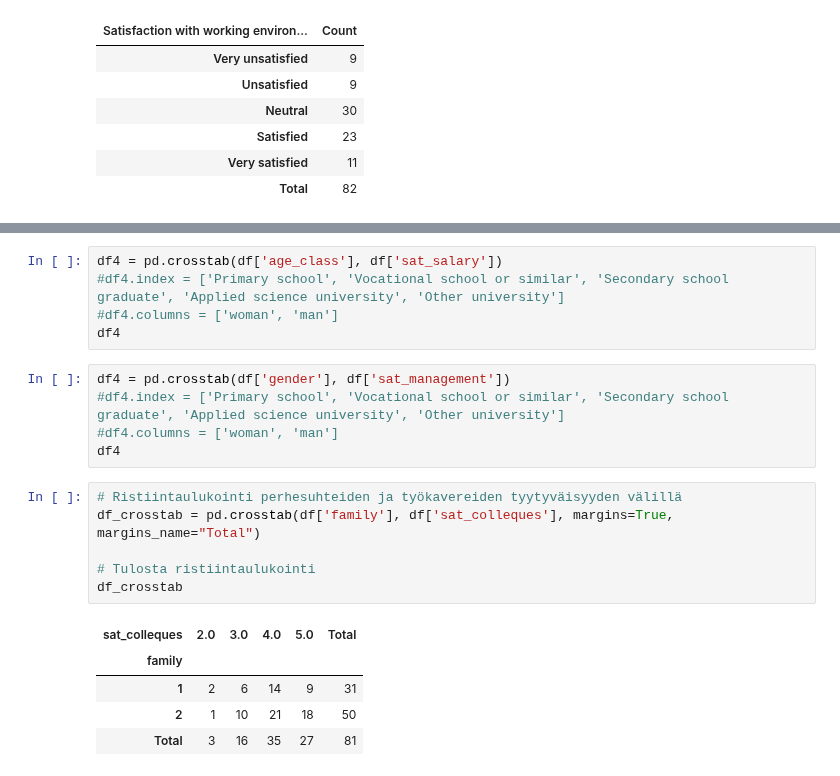
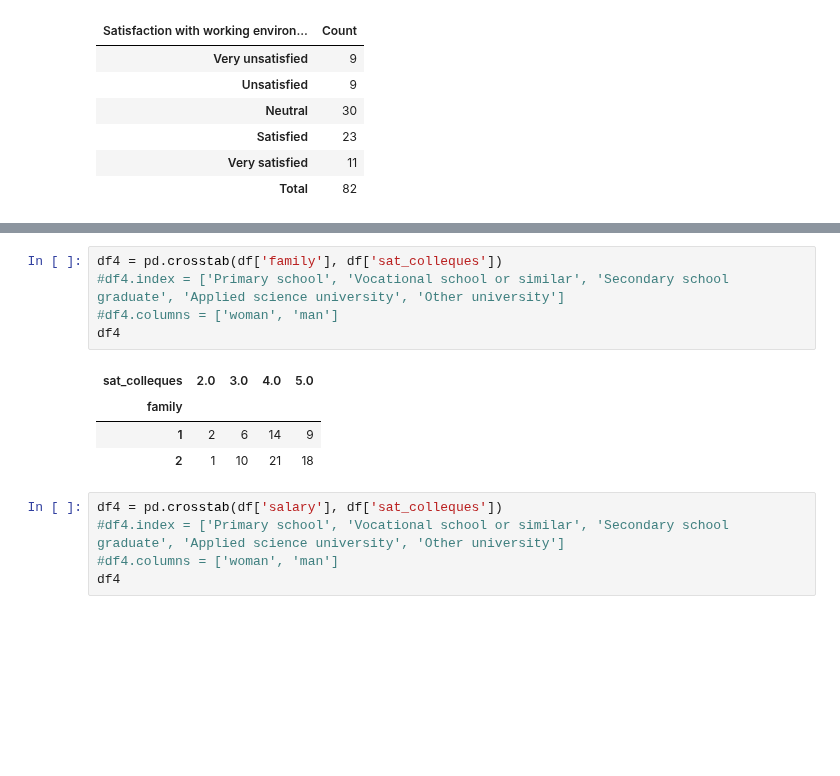
Before and after one commit to jemlau/DataAnalysisProject, a Jupyter notebook: harjotustyöHANNA.ipynb, the cells around one changed output, grey strips where cells are left out. Saved outputs shown, nothing was run; the diff lists cells and outputs as text; blank space fills up the shorter version.

```diff
--- a/harjotustyöHANNA.ipynb
+++ b/harjotustyöHANNA.ipynb
@@ -167,23 +195,16 @@ plt.show()
 # %%
-df4 = pd.crosstab(df['age_class'], df['sat_salary'])
+df4 = pd.crosstab(df['family'], df['sat_colleques'])
 #df4.index = ['Primary school', 'Vocational school or similar', 'Secondary school graduate', 'Applied science university', 'Other university']
 #df4.columns = ['woman', 'man']
 df4
+# %% [output]
+| sat_colleques | 2.0 | 3.0 | 4.0 | 5.0 |
+| family |  |  |  |  |
+| 1 | 2 | 6 | 14 | 9 |
+| 2 | 1 | 10 | 21 | 18 |
 # %%
-df4 = pd.crosstab(df['gender'], df['sat_management'])
+df4 = pd.crosstab(df['salary'], df['sat_colleques'])
 #df4.index = ['Primary school', 'Vocational school or similar', 'Secondary school graduate', 'Applied science university', 'Other university']
 #df4.columns = ['woman', 'man']
 df4
-# %%
-# Ristiintaulukointi perhesuhteiden ja työkavereiden tyytyväisyyden välillä
-df_crosstab = pd.crosstab(df['family'], df['sat_colleques'], margins=True, margins_name="Total")
-
-# Tulosta ristiintaulukointi
-df_crosstab
-# %% [output]
-| sat_colleques | 2.0 | 3.0 | 4.0 | 5.0 | Total |
-| family |  |  |  |  |  |
-| 1 | 2 | 6 | 14 | 9 | 31 |
-| 2 | 1 | 10 | 21 | 18 | 50 |
-| Total | 3 | 16 | 35 | 27 | 81 |
 # %%
```
Also changed, not shown: parts of 5 cells of this notebook.
